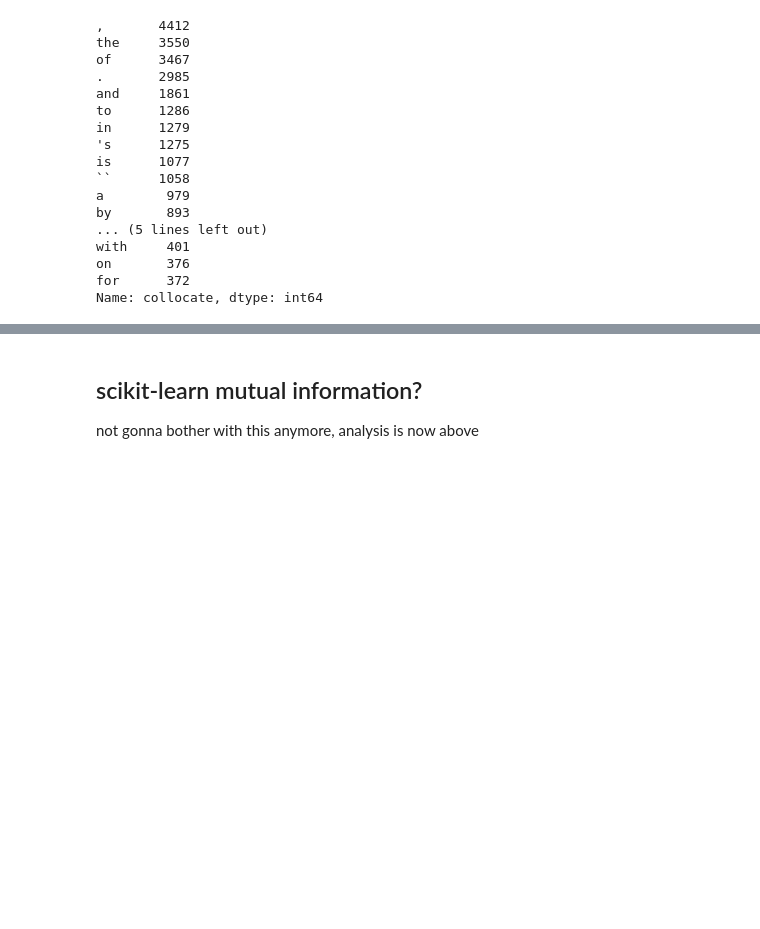
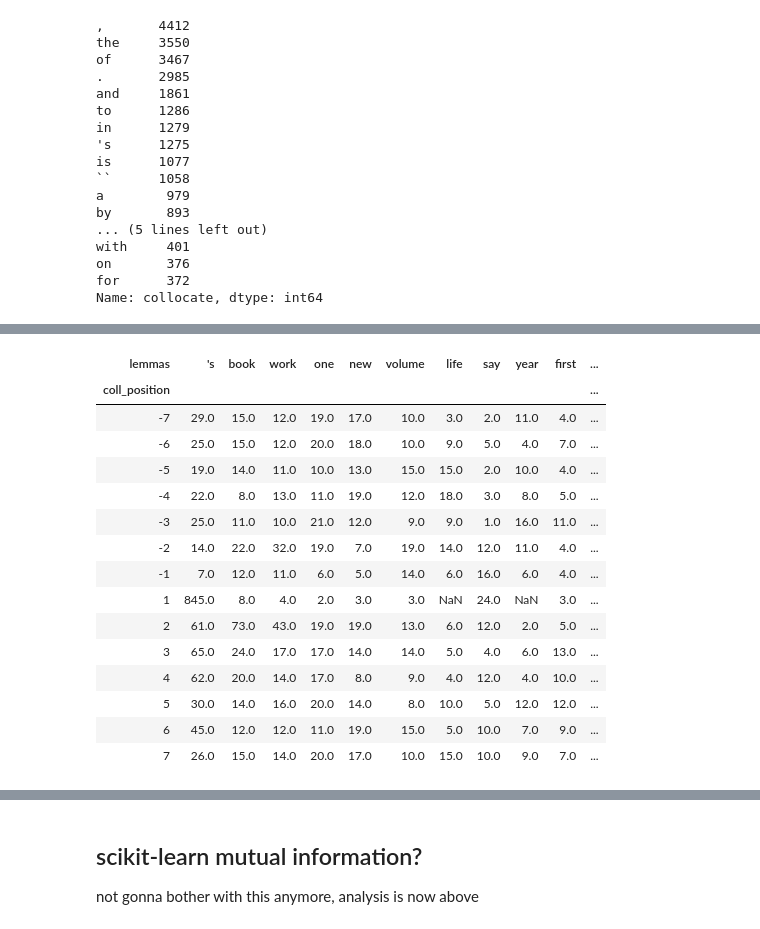
Before and after one commit to mjlavin80/aps_review_classification, a Jupyter notebook: jupyter_notebooks/author_collocations2.ipynb, the cells around one changed output, grey strips where cells are left out. Saved outputs shown, nothing was run; the diff lists cells and outputs as text; code cells hidden in the pictures; blank space fills up the shorter version.

```diff
--- a/jupyter_notebooks/author_collocations2.ipynb
+++ b/jupyter_notebooks/author_collocations2.ipynb
@@ -390,0 +769,26 @@ Name: collocate, dtype: int64
+# %%
+cleaned_colls_df = split_colls_df
+cleaned_colls_df = cleaned_colls_df[cleaned_colls_df.cleaned != "sw"]
+cleaned_colls_df = cleaned_colls_df[cleaned_colls_df.cleaned != "punct"]
+cleaned_colls_df = cleaned_colls_df[cleaned_colls_df.cleaned != "name_obj"]
+# %%
+grouped2 = cleaned_colls_df.groupby('coll_position').lemmas.value_counts()
+# %%
+grouped2.unstack()[list(top20lemmas.index)]
+# %% [output]
+| lemmas | 's | book | work | one | new | volume | life | say | year | first | ... |
+| coll_position |  |  |  |  |  |  |  |  |  |  | ... |
+| -7 | 29.0 | 15.0 | 12.0 | 19.0 | 17.0 | 10.0 | 3.0 | 2.0 | 11.0 | 4.0 | ... |
+| -6 | 25.0 | 15.0 | 12.0 | 20.0 | 18.0 | 10.0 | 9.0 | 5.0 | 4.0 | 7.0 | ... |
+| -5 | 19.0 | 14.0 | 11.0 | 10.0 | 13.0 | 15.0 | 15.0 | 2.0 | 10.0 | 4.0 | ... |
+| -4 | 22.0 | 8.0 | 13.0 | 11.0 | 19.0 | 12.0 | 18.0 | 3.0 | 8.0 | 5.0 | ... |
+| -3 | 25.0 | 11.0 | 10.0 | 21.0 | 12.0 | 9.0 | 9.0 | 1.0 | 16.0 | 11.0 | ... |
+| -2 | 14.0 | 22.0 | 32.0 | 19.0 | 7.0 | 19.0 | 14.0 | 12.0 | 11.0 | 4.0 | ... |
+| -1 | 7.0 | 12.0 | 11.0 | 6.0 | 5.0 | 14.0 | 6.0 | 16.0 | 6.0 | 4.0 | ... |
+| 1 | 845.0 | 8.0 | 4.0 | 2.0 | 3.0 | 3.0 | NaN | 24.0 | NaN | 3.0 | ... |
+| 2 | 61.0 | 73.0 | 43.0 | 19.0 | 19.0 | 13.0 | 6.0 | 12.0 | 2.0 | 5.0 | ... |
+| 3 | 65.0 | 24.0 | 17.0 | 17.0 | 14.0 | 14.0 | 5.0 | 4.0 | 6.0 | 13.0 | ... |
+| 4 | 62.0 | 20.0 | 14.0 | 17.0 | 8.0 | 9.0 | 4.0 | 12.0 | 4.0 | 10.0 | ... |
+| 5 | 30.0 | 14.0 | 16.0 | 20.0 | 14.0 | 8.0 | 10.0 | 5.0 | 12.0 | 12.0 | ... |
+| 6 | 45.0 | 12.0 | 12.0 | 11.0 | 19.0 | 15.0 | 5.0 | 10.0 | 7.0 | 9.0 | ... |
+| 7 | 26.0 | 15.0 | 14.0 | 20.0 | 17.0 | 10.0 | 15.0 | 10.0 | 9.0 | 7.0 | ... |
```
Also changed, not shown: parts of 90 cells of this notebook.
